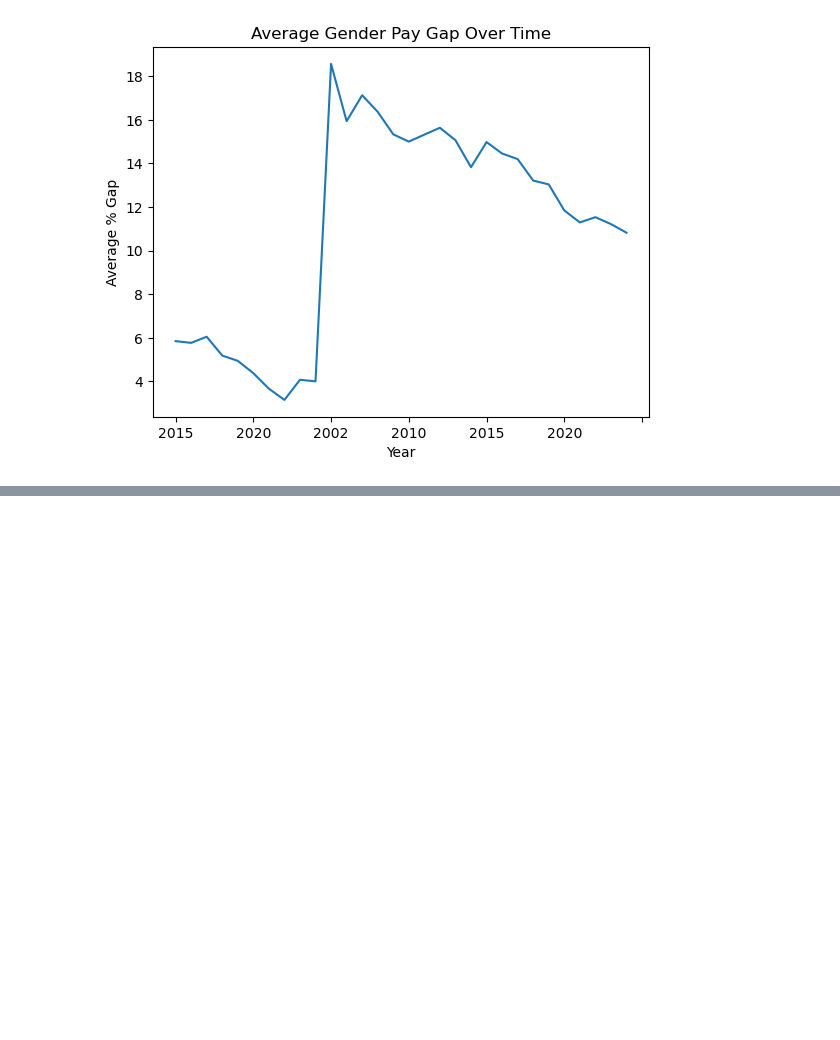
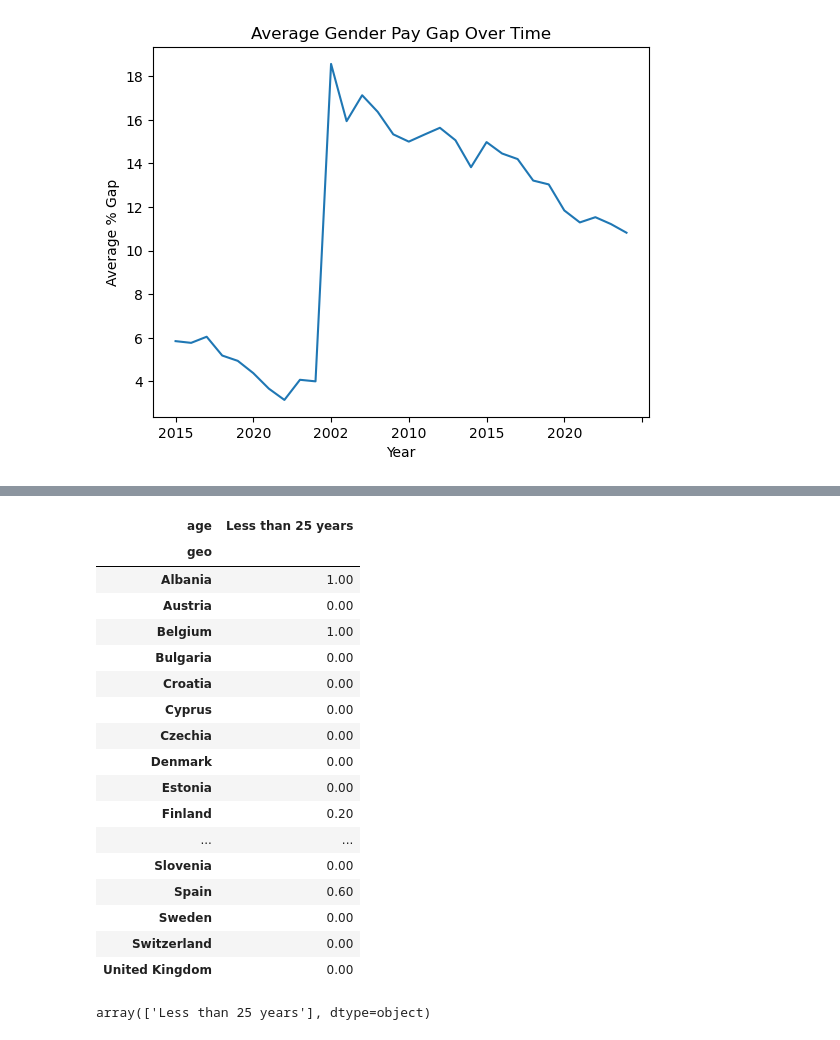
Before and after one commit to durgainnovative-sudo/Iffah_Durga_First-_Project, a Jupyter notebook: notebook/Gender_Analysis_dd.ipynb, the cells around one changed output, grey strips where cells are left out. Cells and saved outputs as stored; diff of their text form; code cells hidden in the pictures; blank space fills up the shorter version.

```diff
--- a/notebook/Gender_Analysis_dd.ipynb
+++ b/notebook/Gender_Analysis_dd.ipynb
@@ -400,0 +386,25 @@ plt.show()
+# %%
+df_clean.groupby(['geo','age'])['low_wage_flag'].mean().unstack()
+# %% [output]
+| age | Less than 25 years |
+| geo |  |
+| Albania | 1.00 |
+| Austria | 0.00 |
+| Belgium | 1.00 |
+| Bulgaria | 0.00 |
+| Croatia | 0.00 |
+| Cyprus | 0.00 |
+| Czechia | 0.00 |
+| Denmark | 0.00 |
+| Estonia | 0.00 |
+| Finland | 0.20 |
+| ... | ... |
+| Slovenia | 0.00 |
+| Spain | 0.60 |
+| Sweden | 0.00 |
+| Switzerland | 0.00 |
+| United Kingdom | 0.00 |
+# %%
+df_clean['age'].unique()
+# %% [output]
+array(['Less than 25 years'], dtype=object)
```
Also changed, not shown: parts of 19 cells of this notebook, 8 other files.
